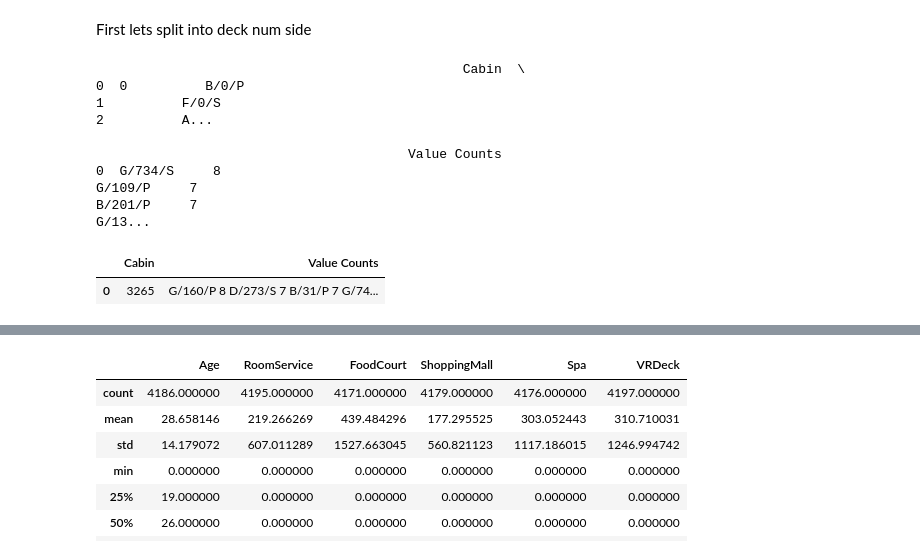
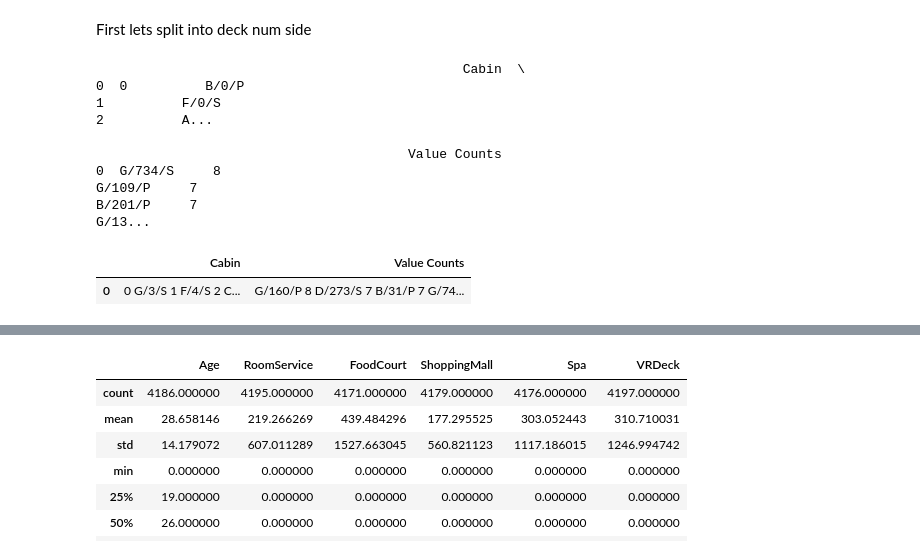
Before and after one commit to lseeker5/Spaceship-Titanic, a Jupyter notebook: spaceship-titanic-v1.ipynb, the cells around one changed output, grey strips where cells are left out. Saved outputs shown, nothing was run; the diff lists cells and outputs as text; code cells hidden in the pictures.

```diff
--- a/spaceship-titanic-v1.ipynb
+++ b/spaceship-titanic-v1.ipynb
@@ -151,32 +151,32 @@ deck = ['Cabin','Value Counts']
 # pd.set_option('display.max_rows', None)
 
 # print(, test['Cabin'].value_counts(), sep ='/t')
 
 # For train
 
 train_deck.append(train['Cabin'])
 train_count.append(train['Cabin'].value_counts())
 
 summary_train = pd.DataFrame(data = {deck[0] : train_deck , deck[1]: train_count})
 print(summary_train)
 
 # For test
 
-test_deck.append(test['Cabin'].nunique())
+test_deck.append(test['Cabin'])
 test_count.append(test['Cabin'].value_counts())
 
 summary_test = pd.DataFrame(data = {deck[0]:test_deck, deck[1]: test_count})
 summary_test
 # %% [output]
                                                Cabin  \
 0  0          B/0/P
 1          F/0/S
 2          A...
 
                                         Value Counts
 0  G/734/S     8
 G/109/P     7
 B/201/P     7
 G/13...
 |  | Cabin | Value Counts |
-| 0 | 3265 | G/160/P 8 D/273/S 7 B/31/P 7 G/74... |
+| 0 | 0 G/3/S 1 F/4/S 2 C... | G/160/P 8 D/273/S 7 B/31/P 7 G/74... |
```
Also changed, not shown: parts of 5 cells of this notebook.
